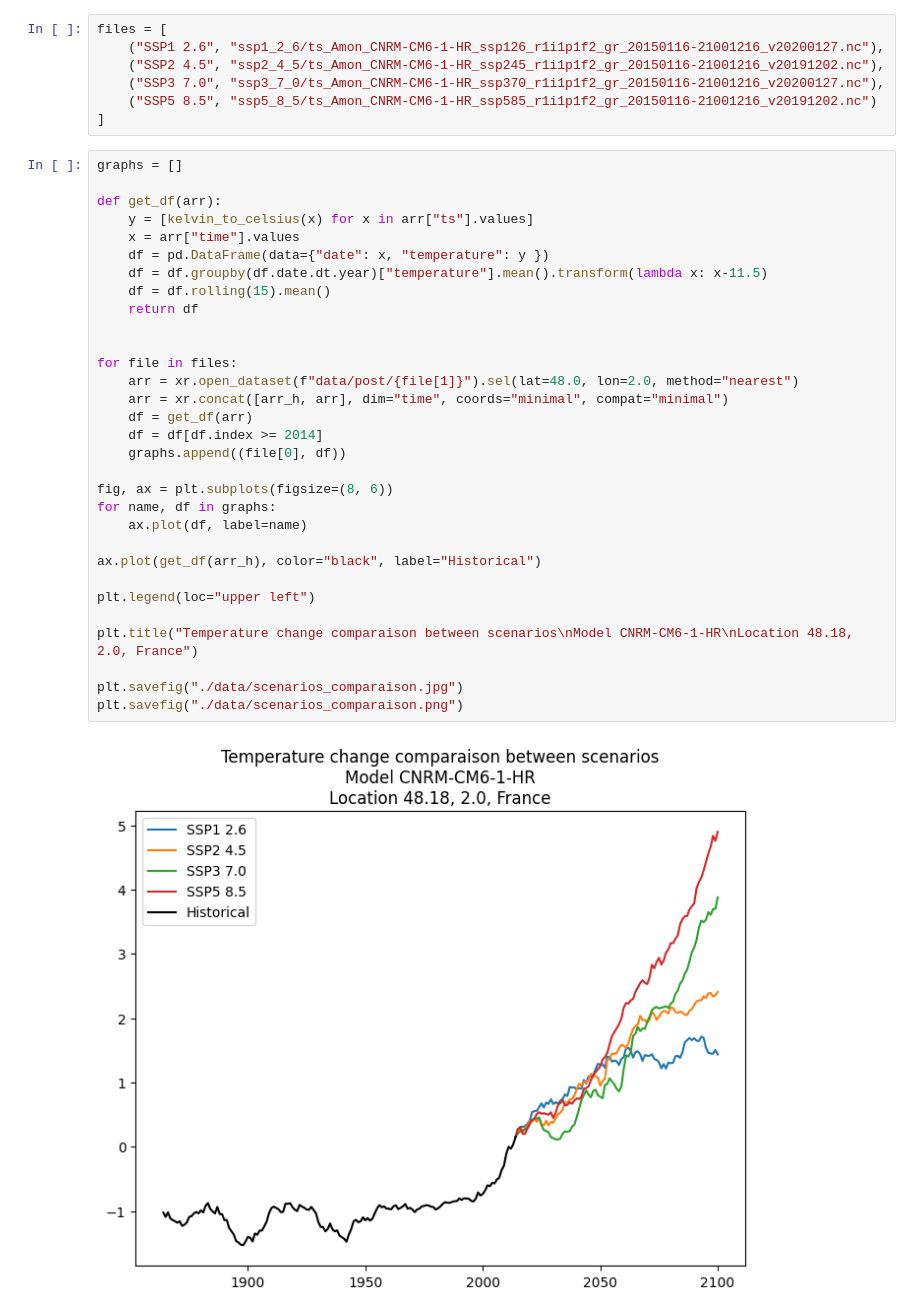
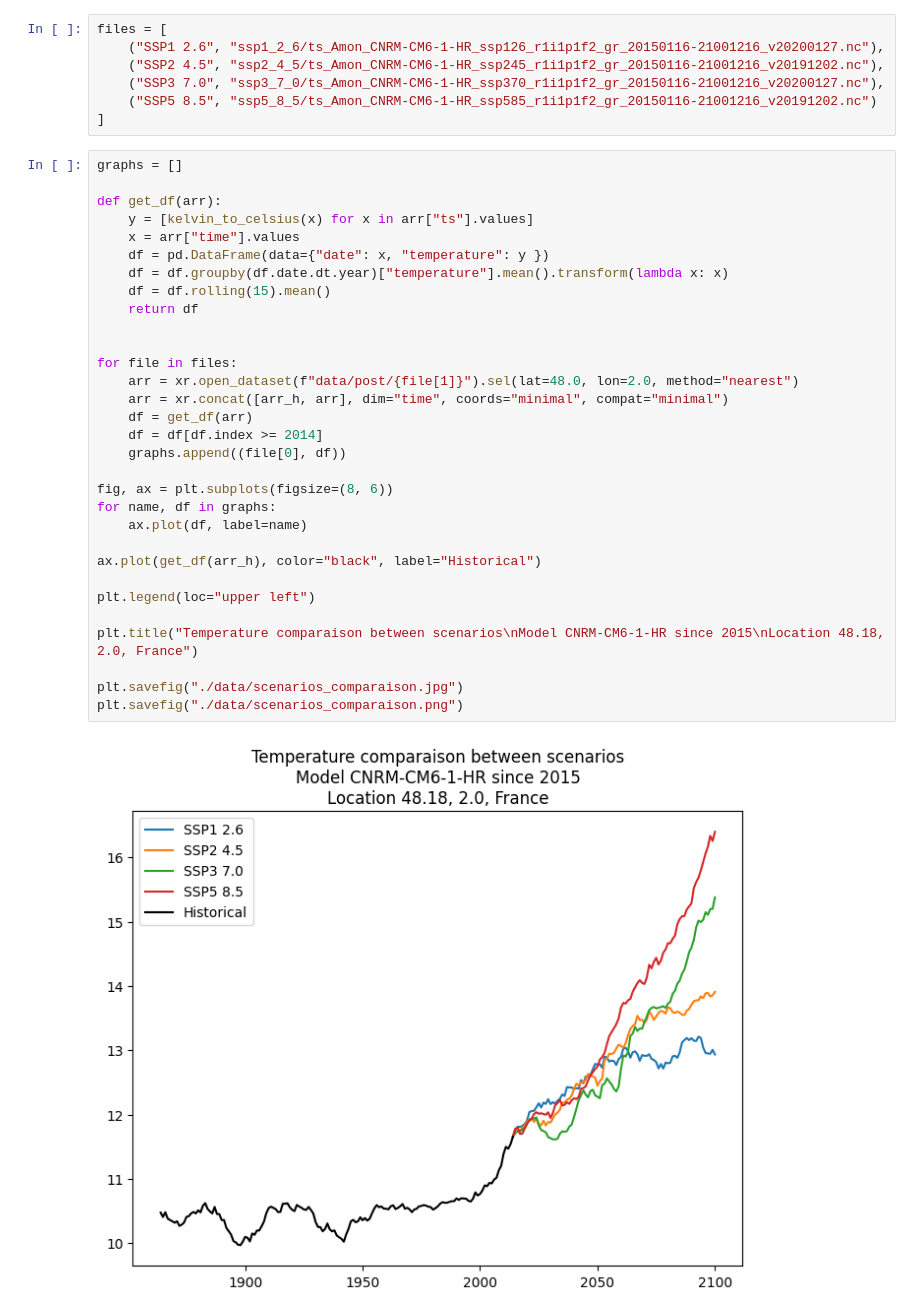
Before and after one commit to romain-cotte/grpc-climate, a Jupyter notebook: scripts/visualize.ipynb, the cells around one changed output. Cells and saved outputs as stored; diff of their text form.

Commit message:
add figures

```diff
--- a/scripts/visualize.ipynb
+++ b/scripts/visualize.ipynb
@@ -169,33 +169,33 @@ files = [
 # %%
 graphs = []
 
 def get_df(arr):
     y = [kelvin_to_celsius(x) for x in arr["ts"].values]
     x = arr["time"].values
     df = pd.DataFrame(data={"date": x, "temperature": y })
-    df = df.groupby(df.date.dt.year)["temperature"].mean().transform(lambda x: x-11.5)
+    df = df.groupby(df.date.dt.year)["temperature"].mean().transform(lambda x: x)
     df = df.rolling(15).mean()
     return df
 
 
 for file in files:
     arr = xr.open_dataset(f"data/post/{file[1]}").sel(lat=48.0, lon=2.0, method="nearest")
     arr = xr.concat([arr_h, arr], dim="time", coords="minimal", compat="minimal")
     df = get_df(arr)
     df = df[df.index >= 2014]
     graphs.append((file[0], df))
 
 fig, ax = plt.subplots(figsize=(8, 6))
 for name, df in graphs:
     ax.plot(df, label=name)
 
 ax.plot(get_df(arr_h), color="black", label="Historical")
 
 plt.legend(loc="upper left")
 
-plt.title("Temperature change comparaison between scenarios\nModel CNRM-CM6-1-HR\nLocation 48.18, 2.0, France")
+plt.title("Temperature comparaison between scenarios\nModel CNRM-CM6-1-HR since 2015\nLocation 48.18, 2.0, France")
 
 plt.savefig("./data/scenarios_comparaison.jpg")
 plt.savefig("./data/scenarios_comparaison.png")
 # %% [output]
-[figure, old version]
+[figure, new version]
```
Also changed, not shown: 4 other files.
